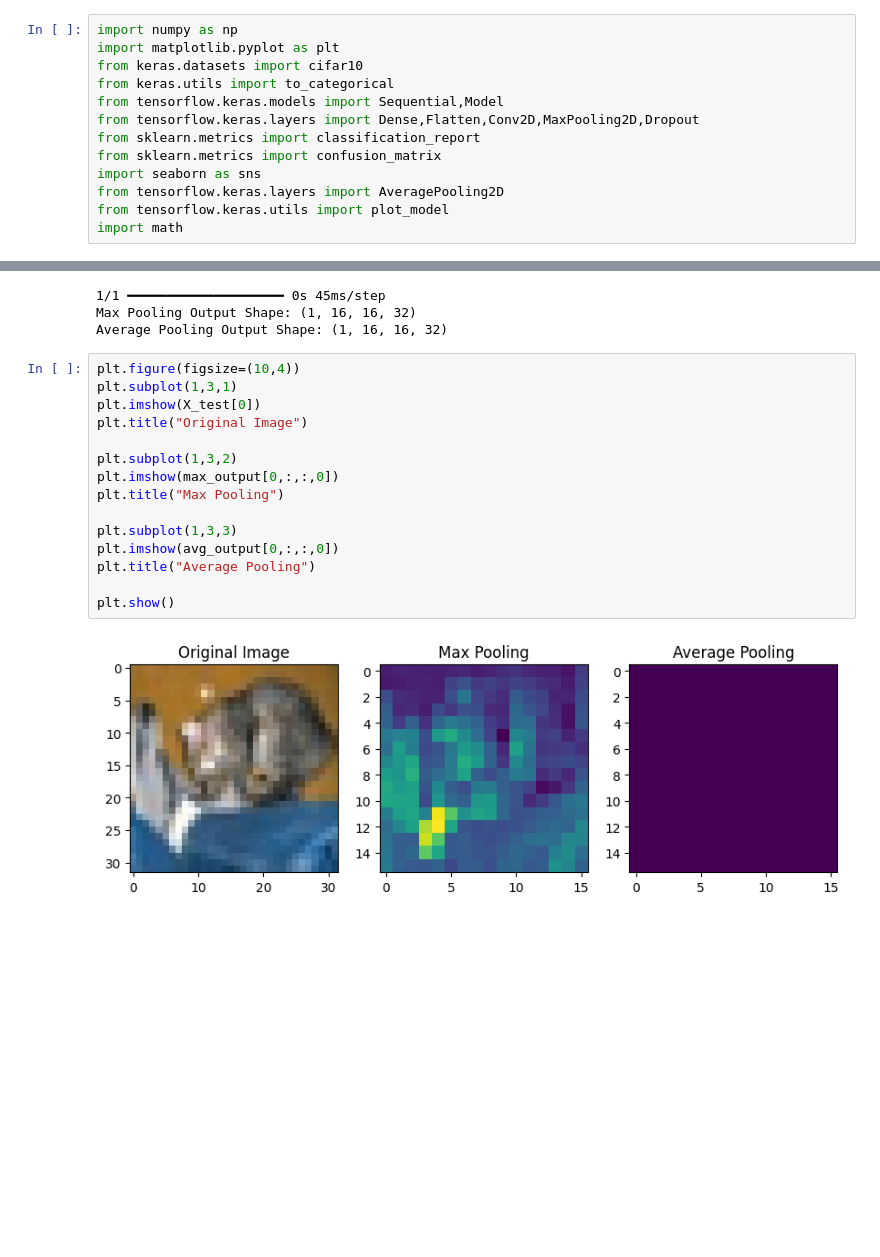
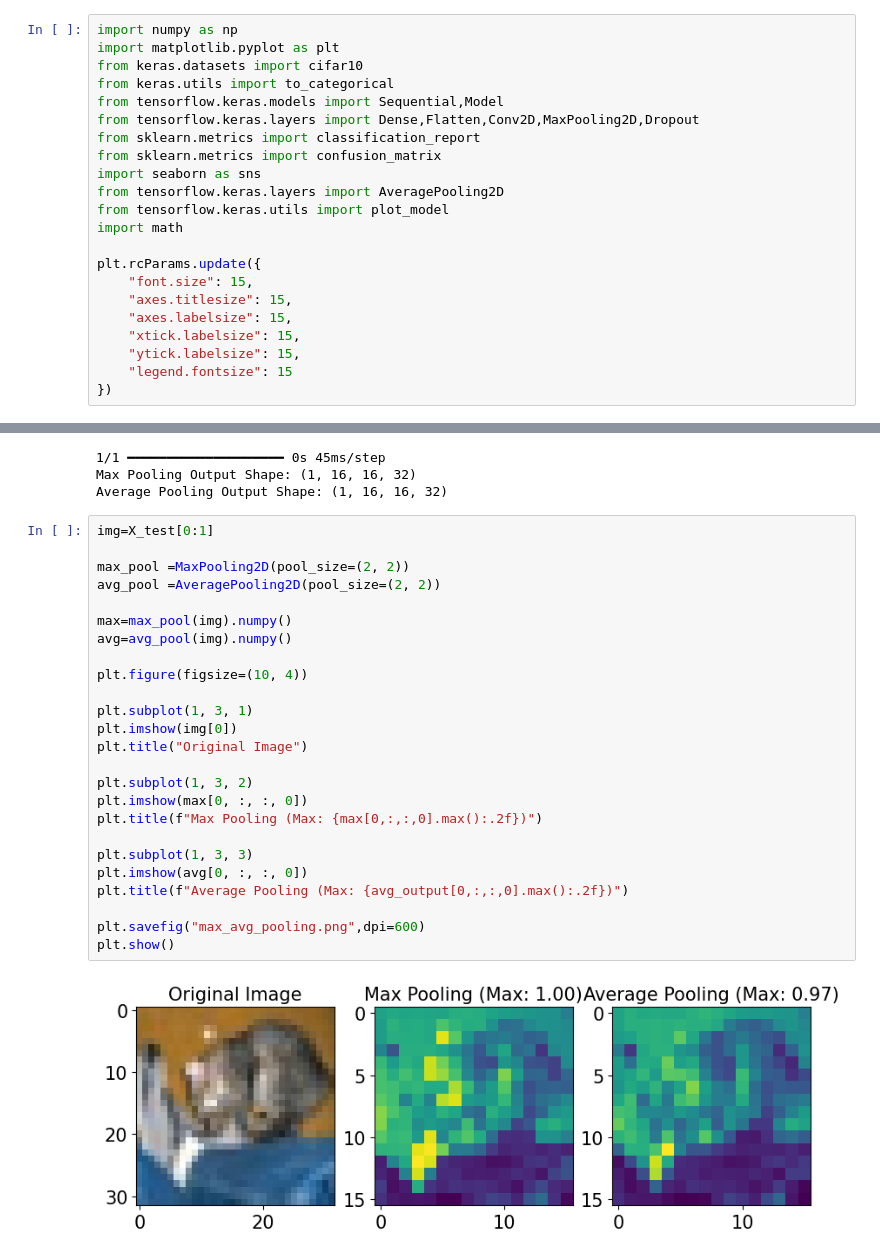
Before and after one commit to sadhika-tech/deep-learning-lab, a Jupyter notebook: Lab 3/convolutional_neural_networks.ipynb, the cells around one changed output, grey strips where cells are left out. Cells and saved outputs as stored; diff of their text form; blank space fills up the shorter version.

```diff
--- a/Lab 3/convolutional_neural_networks.ipynb
+++ b/Lab 3/convolutional_neural_networks.ipynb
@@ -13,6 +13,15 @@ import seaborn as sns
 from tensorflow.keras.layers import AveragePooling2D
 from tensorflow.keras.utils import plot_model
 import math
+
+plt.rcParams.update({
+    "font.size": 15,
+    "axes.titlesize": 15,
+    "axes.labelsize": 15,
+    "xtick.labelsize": 15,
+    "ytick.labelsize": 15,
+    "legend.fontsize": 15
+})
 # %%
 (X_train,y_train),(X_test,y_test)=cifar10.load_data()
 class_names=['Airplane','Automobile','Bird','Cat','Deer','Dog','Frog','Horse','Ship','Truck']
@@ -304,19 +322,29 @@ WARNING:tensorflow:5 out of the last 316 calls to <function TensorFlowTrainer.ma
 Max Pooling Output Shape: (1, 16, 16, 32)
 Average Pooling Output Shape: (1, 16, 16, 32)
 # %%
-plt.figure(figsize=(10,4))
-plt.subplot(1,3,1)
-plt.imshow(X_test[0])
+img=X_test[0:1]
+
+max_pool =MaxPooling2D(pool_size=(2, 2))
+avg_pool =AveragePooling2D(pool_size=(2, 2))
+
+max=max_pool(img).numpy()
+avg=avg_pool(img).numpy()
+
+plt.figure(figsize=(10, 4))
+
+plt.subplot(1, 3, 1)
+plt.imshow(img[0])
 plt.title("Original Image")
 
-plt.subplot(1,3,2)
-plt.imshow(max_output[0,:,:,0])
-plt.title("Max Pooling")
+plt.subplot(1, 3, 2)
+plt.imshow(max[0, :, :, 0])
+plt.title(f"Max Pooling (Max: {max[0,:,:,0].max():.2f})")
 
-plt.subplot(1,3,3)
-plt.imshow(avg_output[0,:,:,0])
-plt.title("Average Pooling")
+plt.subplot(1, 3, 3)
+plt.imshow(avg[0, :, :, 0])
+plt.title(f"Average Pooling (Max: {avg_output[0,:,:,0].max():.2f})")
 
+plt.savefig("max_avg_pooling.png",dpi=600)
 plt.show()
 # %% [output]
-[figure, old version]
+[figure, new version]
```
Also changed, not shown: parts of 9 cells of this notebook.
